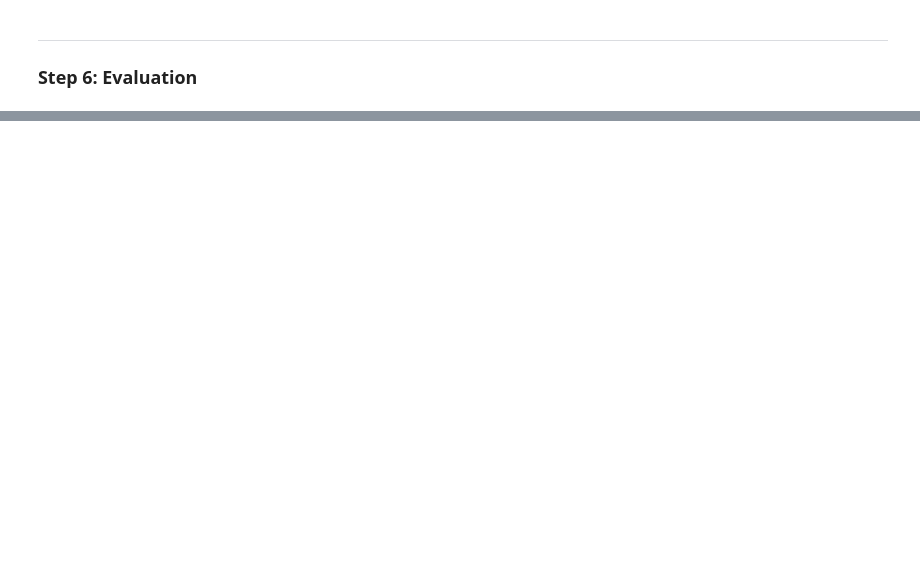
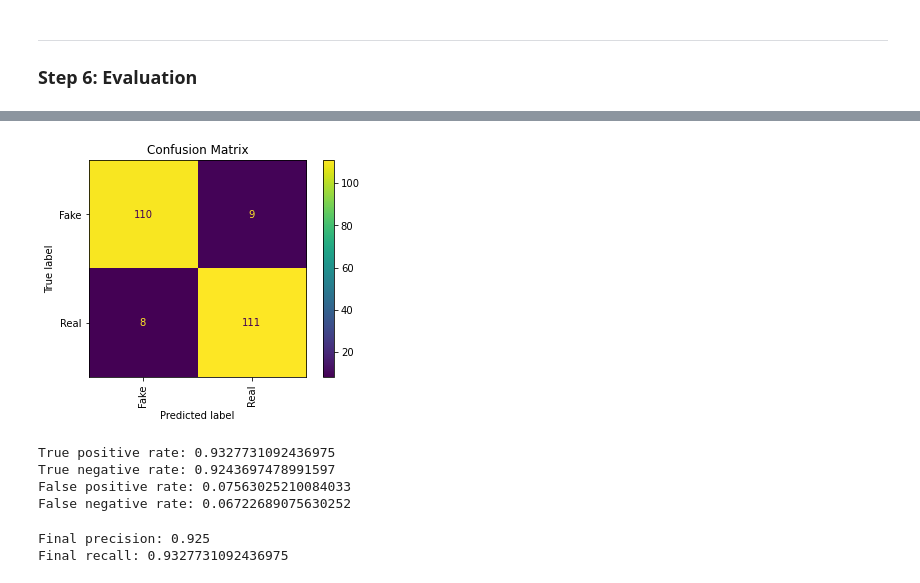
Before and after one commit to hkk261/w207-final-project, a Jupyter notebook: main.ipynb, the cells around one changed output, grey strips where cells are left out. Cells and saved outputs as stored; diff of their text form; code cells hidden in the pictures; blank space fills up the shorter version.

```diff
--- a/main.ipynb
+++ b/main.ipynb
@@ -356,0 +460,5 @@ print(f"Test Accuracy: {test_acc:.4f}")
+# %%
+# Predicting test values
+pred_prob_y = model.predict(test_set)
+pred_y = pred_prob_y[:,0] > 0.5
+true_y = test_set.classes
@@ -356,0 +467,48 @@ print(f"Test Accuracy: {test_acc:.4f}")
+# %%
+# Confusion matrix calculation
+cm = confusion_matrix(true_y, pred_y)
+
+# Confusion matrix plot
+cm_plot = ConfusionMatrixDisplay(cm, display_labels=['Fake', 'Real']) # 0 = fake, 1 = real
+cm_plot.plot()
+plt.grid(False)
+plt.xticks(rotation=90)
+plt.title('Confusion Matrix')
+plt.show()
+# %% [output]
+[figure, added]
+# %%
+# Calculating overall false pos, false neg, true pos, true neg
+TN = cm[0,0]
+TP = cm[1,1]
+
+FP = cm[0,1]
+FN = cm[1,0]
+
+TP_rate = TP/(TP+FN) # prob. that an actual positive will test positive
+TN_rate = TN/(TN+FP) # prob. that an actual negative will test negative
+FP_rate = FP/(FP+TN) # prob. that an actual negative will test positive
+FN_rate = FN/(FN+TP) # prob. that an actual positive will test negative
+
+# Printing values
+print(f'True positive rate: {TP_rate}')
+print(f'True negative rate: {TN_rate}')
+print(f'False positive rate: {FP_rate}')
+print(f'False negative rate: {FN_rate}')
+# %% [output]
+True positive rate: 0.9327731092436975
+True negative rate: 0.9243697478991597
+False positive rate: 0.07563025210084033
+False negative rate: 0.06722689075630252
+# %%
+# calculating overall precision and recall
+
+final_precision = TP/(TP+FP) # prob. that an predicted positive will actually be positive
+final_recall = TP/(TP+FN) # prob. that an actual positive will be predicted as positive
+
+# Printing values
+print(f'Final precision: {final_precision}')
+print(f'Final recall: {final_recall}')
+# %% [output]
+Final precision: 0.925
+Final recall: 0.9327731092436975
```
Also changed, not shown: parts of 16 cells of this notebook.
